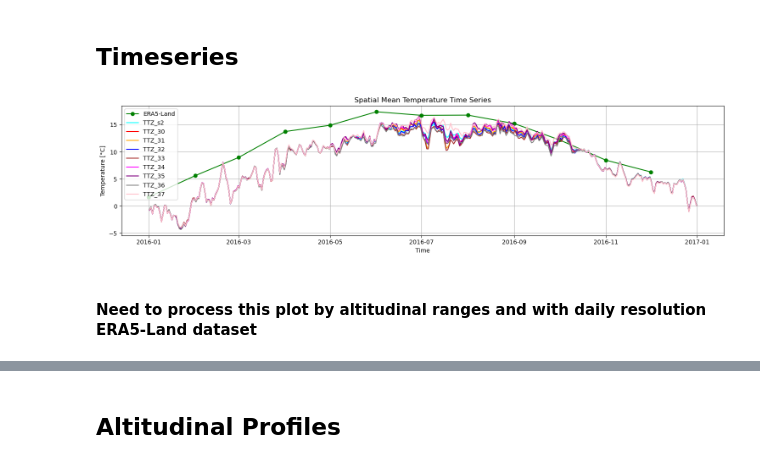
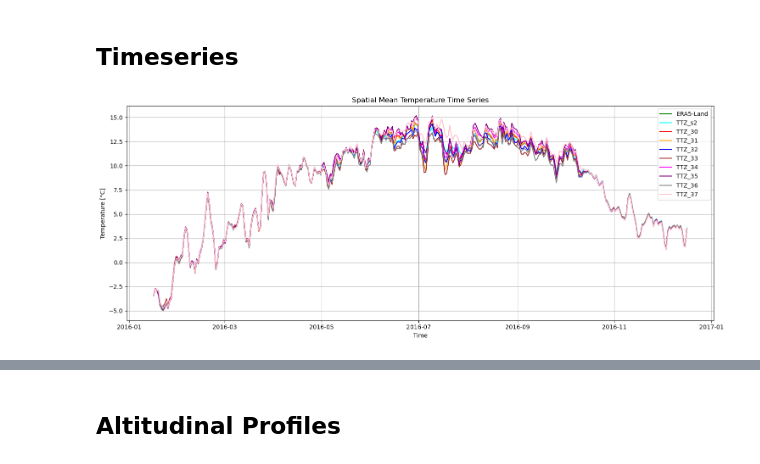
Before and after one commit to xfain/MAR_HMA, a Jupyter notebook: comparison_tmp.era5-land_MAR_GRa_sensitivity.ipynb, the cells around one changed output, grey strips where cells are left out. Cells and saved outputs as stored; diff of their text form; code cells hidden in the pictures.

```diff
--- a/comparison_tmp.era5-land_MAR_GRa_sensitivity.ipynb
+++ b/comparison_tmp.era5-land_MAR_GRa_sensitivity.ipynb
@@ -92,9 +102,14 @@ model3='era5-land'
 ds_obs= xr.open_dataset('/bettik/PROJECTS/pr-regional-climate/fainx/'+model3+'/era5_land_'+domain +'_t2m.nc')['t2m'] -273.15
 ds_obs=ds_obs.rename({'valid_time':'time','longitude' :'lon','latitude' :'lat'})
 ds_obs = ds_obs.sel(time=slice(iyr, fyr))
-
 field_obs=dom.field_dom(ds_obs,domain_2)
 ds_obs_per=field_obs.groupby('time.season').mean('time')
+
+ds_obs_day = xr.open_dataset('/bettik/PROJECTS/pr-regional-climate/fainx/'+model3+'/2016/t2m.day_era5-land_2016.nc')['t2m'] -273.15
+# ds_obs_day_high = ds_obs_day.where(orog_mar > alti_thrs)
+# ds_obs_day_low = ds_obs_day.where(orog_mar < alti_thrs)
+field_obs_day=dom.field_dom(ds_obs_day,domain_2)
+field_obs_day= field_obs_day.rename({'latitude':'lat', 'longitude':'lon', 'valid_time':'time'})
 # %%
 modelList=['ERA5-Land','spin2','30','31','32','33','34','35','36','37']
 # %% [markdown]
@@ -389,41 +404,44 @@ plt.show()
 # %%
 tt=field_obs.mean('lon')
 ts_obs=tt.mean('lat')
+
+tt_day=field_obs_day.mean('lon')
+ts_obs_day=tt_day.mean('lat')
 # %%
-ts_TTZ_s2=ds_TTZ_s2.mean('X').mean('Y')
-ts_TTZ_30=ds_TTZ_30.mean('X').mean('Y')
-ts_TTZ_31=ds_TTZ_31.mean('X').mean('Y')
-ts_TTZ_32=ds_TTZ_32.mean('X').mean('Y')
-ts_TTZ_33=ds_TTZ_33.mean('X').mean('Y')
-ts_TTZ_34=ds_TTZ_34.mean('X').mean('Y')
-ts_TTZ_35=ds_TTZ_35.mean('X').mean('Y')
-ts_TTZ_36=ds_TTZ_36.mean('X').mean('Y')
-ts_TTZ_37=ds_TTZ_37.mean('X').mean('Y')
+ts_TTZ_s2=ds_TTZ_s2[nx:-nx,ny:-ny].mean('X').mean('Y')
+ts_TTZ_30=ds_TTZ_30[nx:-nx,ny:-ny].mean('X').mean('Y')
+ts_TTZ_31=ds_TTZ_31[nx:-nx,ny:-ny].mean('X').mean('Y')
+ts_TTZ_32=ds_TTZ_32[nx:-nx,ny:-ny].mean('X').mean('Y')
+ts_TTZ_33=ds_TTZ_33[nx:-nx,ny:-ny].mean('X').mean('Y')
+ts_TTZ_34=ds_TTZ_34[nx:-nx,ny:-ny].mean('X').mean('Y')
+ts_TTZ_35=ds_TTZ_35[nx:-nx,ny:-ny].mean('X').mean('Y')
+ts_TTZ_36=ds_TTZ_36[nx:-nx,ny:-ny].mean('X').mean('Y')
+ts_TTZ_37=ds_TTZ_37[nx:-nx,ny:-ny].mean('X').mean('Y')
 # %%
 colorList=['red','orange','blue','brown','fuchsia','purple','grey','pink']
 # %%
-fig=plt.figure(figsize=(15, 4))
+fig=plt.figure(figsize=(15, 6))
 
-plt.plot(ts_obs.time,ts_obs, '-o', label='ERA5-Land',color='green')
+# plt.plot(ts_obs.time,ts_obs, '-o', label='ERA5-Land',color='green')
+plt.plot(ts_obs_day.time,ts_obs_day, label='ERA5-Land',color='green')
+
 plt.plot(ts_TTZ_30.TIME,ts_TTZ_s2,label='TTZ_s2',color='cyan')
 plt.plot(ts_TTZ_30.TIME,ts_TTZ_30,label='TTZ_30',color=colorList[0])
 plt.plot(ts_TTZ_30.TIME,ts_TTZ_31,label='TTZ_31',color=colorList[1])
 plt.plot(ts_TTZ_30.TIME,ts_TTZ_32,label='TTZ_32',color=colorList[2])
 plt.plot(ts_TTZ_30.TIME,ts_TTZ_33,label='TTZ_33',color=colorList[3])
 plt.plot(ts_TTZ_30.TIME,ts_TTZ_34,label='TTZ_34',color=colorList[4])
 plt.plot(ts_TTZ_30.TIME,ts_TTZ_35,label='TTZ_35',color=colorList[5])
 plt.plot(ts_TTZ_30.TIME,ts_TTZ_36,label='TTZ_36',color=colorList[6])
 plt.plot(ts_TTZ_30.TIME,ts_TTZ_37,label='TTZ_37',color=colorList[7])
 
 # Plot formatting
 plt.xlabel('Time')
 plt.ylabel('Temperature [°C]')  # Update with correct units
 plt.title('Spatial Mean Temperature Time Series')
 plt.legend()
 plt.grid(True)
 plt.tight_layout()
 plt.show()
 # %% [output]
-[figure, old version]
+[figure, new version]
-# %% [markdown]
-#### Need to process this plot by altitudinal ranges and with daily resolution ERA5-Land dataset
```
Also changed, not shown: parts of 6 cells of this notebook, 4 other files.
